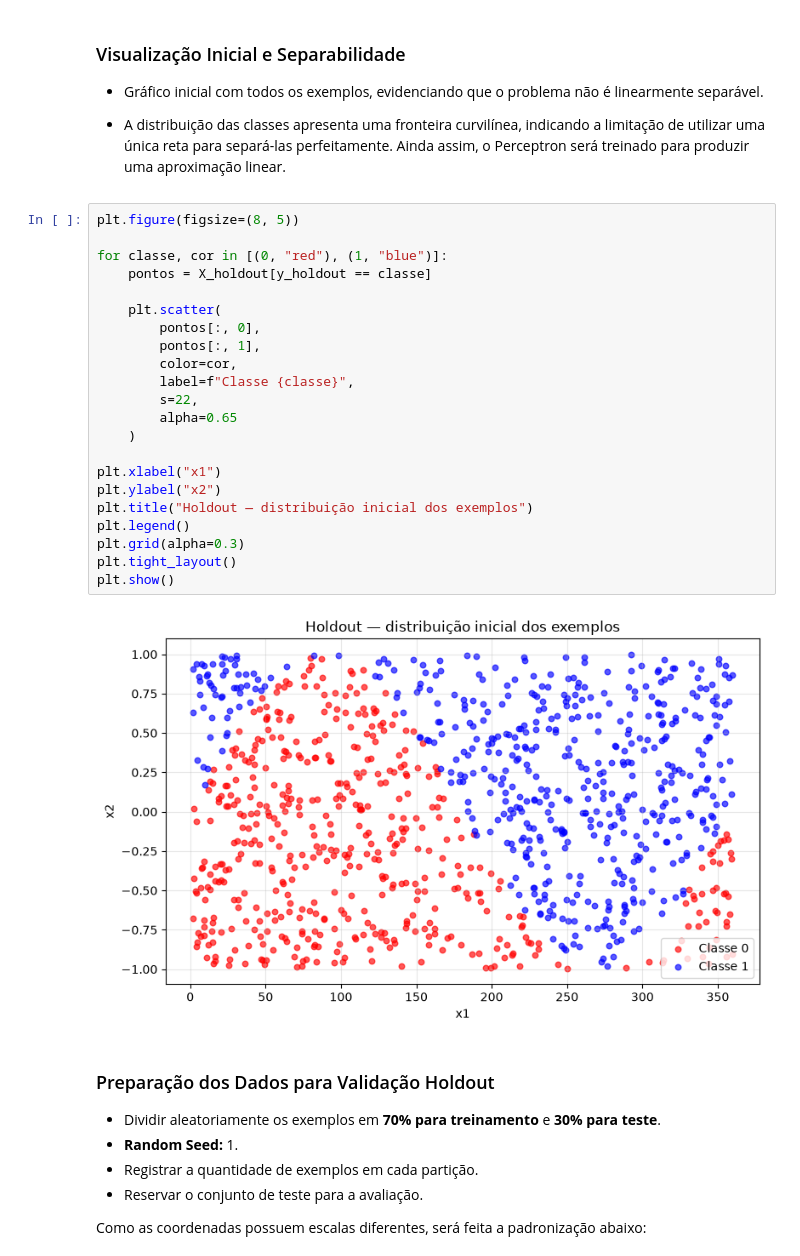
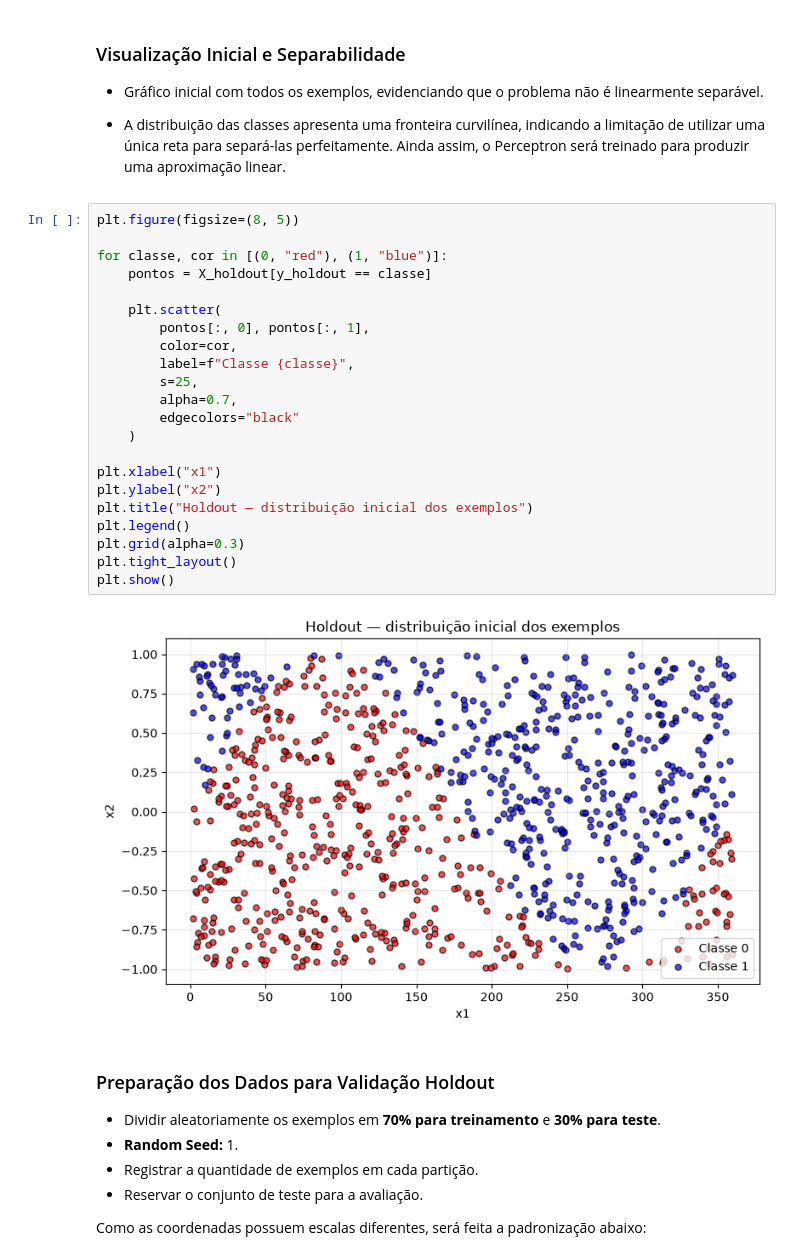
Before and after one commit to bernardo-gontijo/Projeto-Pratico-2.1, a Jupyter notebook: BERNARDO_GONTIJO_FERNANDES_e_MATEUS_CABRAL_PINHEIRO_RNA_2026.2_PP2.1.ipynb, the cells around one changed output. Saved outputs shown, nothing was run; the diff lists cells and outputs as text.

```diff
--- a/BERNARDO_GONTIJO_FERNANDES_e_MATEUS_CABRAL_PINHEIRO_RNA_2026.2_PP2.1.ipynb
+++ b/BERNARDO_GONTIJO_FERNANDES_e_MATEUS_CABRAL_PINHEIRO_RNA_2026.2_PP2.1.ipynb
@@ -616,27 +616,27 @@ Name: count, dtype: int64
 # %%
 plt.figure(figsize=(8, 5))
 
 for classe, cor in [(0, "red"), (1, "blue")]:
     pontos = X_holdout[y_holdout == classe]
 
     plt.scatter(
-        pontos[:, 0],
-        pontos[:, 1],
+        pontos[:, 0], pontos[:, 1],
         color=cor,
         label=f"Classe {classe}",
-        s=22,
-        alpha=0.65
+        s=25,
+        alpha=0.7,
+        edgecolors="black"
     )
 
 plt.xlabel("x1")
 plt.ylabel("x2")
 plt.title("Holdout — distribuição inicial dos exemplos")
 plt.legend()
 plt.grid(alpha=0.3)
 plt.tight_layout()
 plt.show()
 # %% [output]
-[figure, old version]
+[figure, new version]
 # %% [markdown]
 ### Preparação dos Dados para Validação Holdout
 
```
Also changed, not shown: parts of 4 cells of this notebook.
